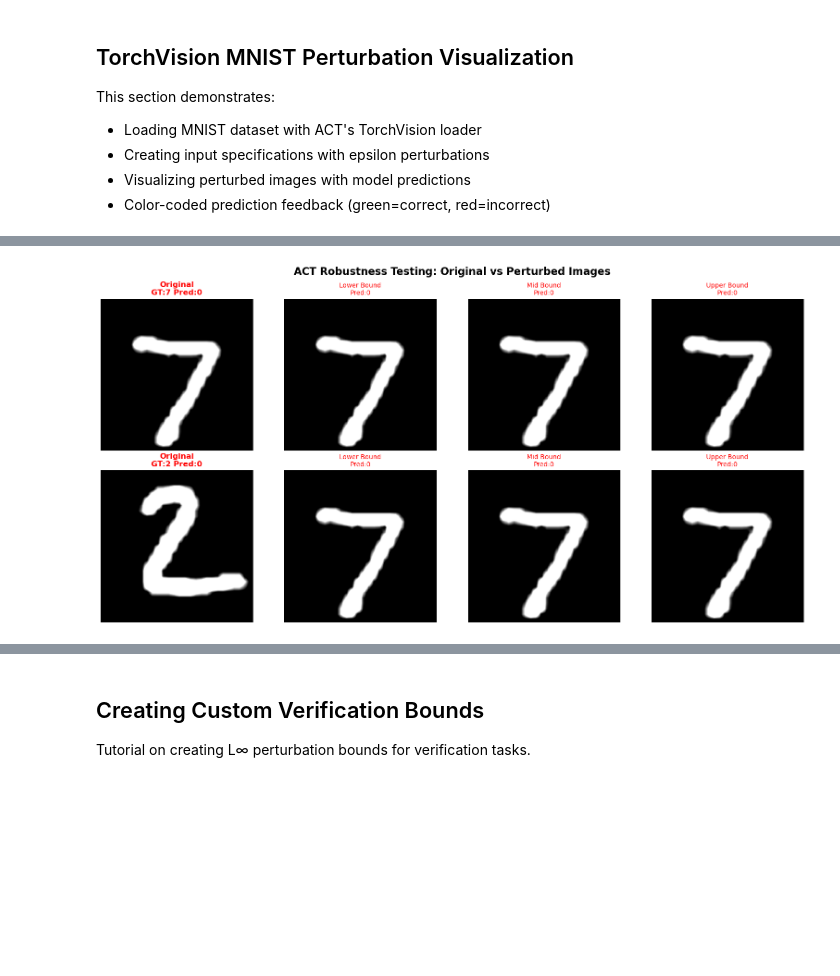
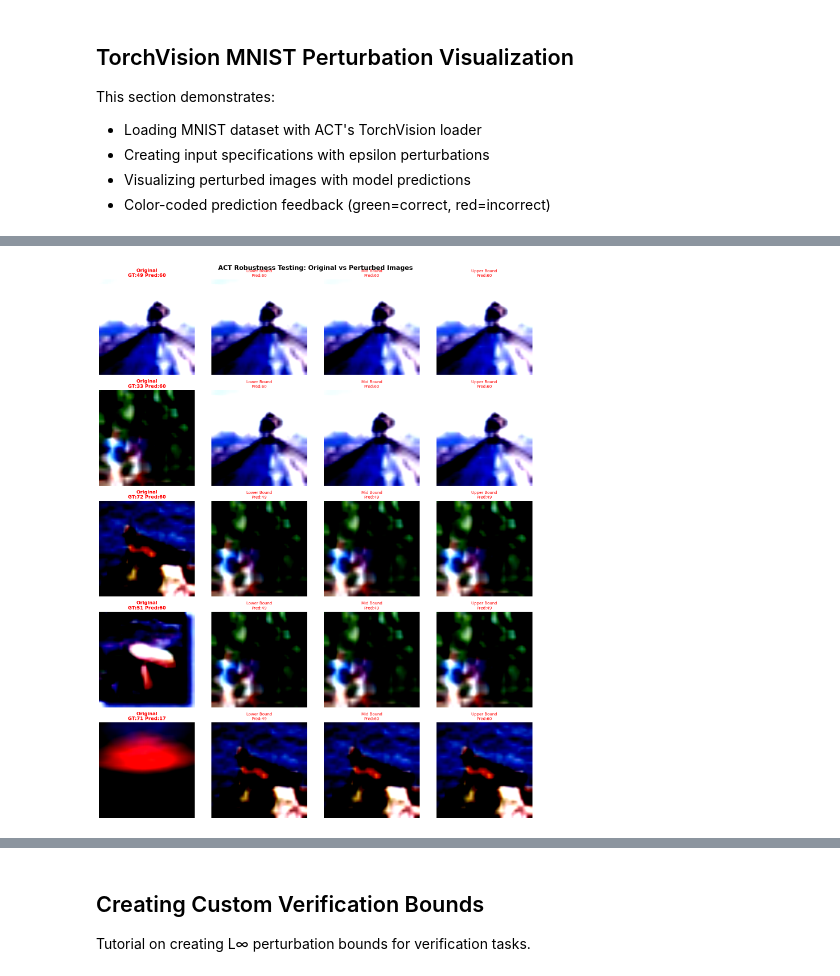
Before and after one commit to guanqin-123/ACT, a Jupyter notebook: ipynb/torchvision_visualization.ipynb, the cells around one changed output, grey strips where cells are left out. Cells and saved outputs as stored; diff of their text form; code cells hidden in the pictures; blank space fills up the shorter version.

```diff
--- a/ipynb/torchvision_visualization.ipynb
+++ b/ipynb/torchvision_visualization.ipynb
@@ -32,9 +32,9 @@ from act.front_end.torchvision_loader.data_model_loader import load_dataset_mode
 from act.front_end.torchvision_loader.create_specs import TorchVisionSpecCreator
 from act.front_end.specs import InKind
 
-# Load MNIST + simple_cnn
-print("Loading MNIST + simple_cnn...\n")
-pair = load_dataset_model_pair("MNIST", "simple_cnn", split="test", batch_size=1, shuffle=False)
+# Load CIFAR100 + resnet18
+print("Loading CIFAR100 + resnet18...\n")
+pair = load_dataset_model_pair("CIFAR100", "resnet18", split="test", batch_size=1, shuffle=False)
 model, dataset = pair['model'], pair['dataset']
 model.eval()
 
@@ -45,19 +45,21 @@ spec_creator = TorchVisionSpecCreator(config_dict={
     'output_kinds': ['MARGIN_ROBUST']
 })
 
-# Generate specs for 2 samples
+# Generate specs for 10 samples to better evaluate effectiveness
+num_samples = 10
 results = spec_creator.create_specs_for_data_model_pairs(
-    dataset_names=["MNIST"], model_names=["simple_cnn"],
-    num_samples=2, start_index=0, split="test", validate_shapes=False
+    dataset_names=["CIFAR100"], model_names=["resnet18"],
+    num_samples=num_samples, start_index=0, split="test", validate_shapes=False
 )
 
 _, _, _, input_tensors, spec_pairs = results[0]
 
-# Visualize: Original + 3 Perturbed versions per image
-fig, axes = plt.subplots(2, 4, figsize=(16, 8))
+# Visualize: Original + 3 Perturbed versions per image (show first 5 samples)
+display_samples = 5
+fig, axes = plt.subplots(display_samples, 4, figsize=(16, display_samples*4))
 fig.suptitle('ACT Robustness Testing: Original vs Perturbed Images', fontsize=16, fontweight='bold')
 
-for sample_idx in range(2):
+for sample_idx in range(display_samples):
     img_tensor = input_tensors[sample_idx]
     _, label = dataset[sample_idx]
 
@@ -130,12 +132,76 @@ for sample_idx in range(2):
 plt.tight_layout()
 plt.show()
 
+# Calculate accuracy statistics across all samples
+print(f"\n{'='*70}")
+print(f"EFFECTIVENESS ANALYSIS: Pre-Trained ResNet18 on CIFAR100")
+print(f"{'='*70}")
+
+correct_original = 0
+total_predictions = 0
+per_sample_accuracy = []
+
+for sample_idx in range(num_samples):
+    img_tensor = input_tensors[sample_idx]
+    _, label = dataset[sample_idx]
+
+    # Test original image
+    with torch.no_grad():
+        pred = model(img_tensor.unsqueeze(0)).argmax(dim=1).item()
+
+    if pred == label:
+        correct_original += 1
+
+    # Test perturbed images
+    input_spec = spec_pairs[sample_idx][0]
+    lb, ub = input_spec.lb.numpy().squeeze(), input_spec.ub.numpy().squeeze()
+
+    perturbed_samples = [lb, (lb + ub) / 2, ub]
+    sample_correct = 0
+    sample_total = 0
+
+    for pert_img in perturbed_samples:
+        pert_tensor = torch.from_numpy(pert_img).float().unsqueeze(0)
+        with torch.no_grad():
+            pert_pred = model(pert_tensor).argmax(dim=1).item()
+
+        if pert_pred == label:
+            sample_correct += 1
+        sample_total += 1
+        total_predictions += 1
+
+    per_sample_accuracy.append(sample_correct / sample_total)
+
+original_accuracy = (correct_original / num_samples) * 100
+print(f"\n📊 Accuracy on Original Images:")
+print(f"   {correct_original}/{num_samples} correct = {original_accuracy:.1f}%")
+
+print(f"\n📊 Per-Sample Robustness (across {num_samples} samples):")
+for i, acc in enumerate(per_sample_accuracy):
+    status = "✓" if acc >= 0.67 else "✗"
+    print(f"   Sample {i}: {acc*100:.0f}% correct predictions on perturbed versions {status}")
+
+avg_robustness = (sum(per_sample_accuracy) / len(per_sample_accuracy)) * 100
+print(f"\n📊 Average Robustness: {avg_robustness:.1f}%")
+print(f"   (Percentage of correct predictions on perturbed images)")
+
 # Summary
 eps = spec_creator.config['epsilons'][0]
 spec_kind = spec_pairs[0][0].kind
 spec_kind_name = spec_kind.name if hasattr(spec_kind, 'name') else str(spec_kind)
-print(f"\n✓ Tested {len(input_tensors)} samples with ε={eps}")
-print(f"  Each sample: 1 original + 3 perturbed versions")
-print(f"  Green = Correct prediction | Red = Incorrect prediction")
-print(f"  Spec type: {spec_kind_name} (Box constraints)")
+print(f"\n{'='*70}")
+print(f"SUMMARY")
+print(f"{'='*70}")
+print(f"✓ Tested {num_samples} samples with ε={eps}")
+print(f"✓ Each sample: 1 original + 3 perturbed versions")
+print(f"✓ Pre-trained weights: ImageNet → CIFAR10 transfer")
+print(f"✓ Model: ResNet18 (final layer randomly initialized)")
+print(f"✓ Spec type: {spec_kind_name} (Box constraints)")
+print(f"\n💡 Interpretation:")
+if original_accuracy >= 50:
+    print(f"   Pre-trained features are WORKING! {original_accuracy:.0f}% accuracy shows")
+    print(f"   the model has learned meaningful representations from ImageNet.")
+else:
+    print(f"   Pre-trained features show limited transfer ({original_accuracy:.0f}% accuracy).")
+print(f"   For verification, fine-tuning would improve accuracy further.")
 # %% [output]
@@ -162 +234 @@ Clipping input data to the valid range for imshow with RGB data ([0..1] for floa
-[figure, old version]
+[figure, new version]
```
Also changed, not shown: parts of 2 cells of this notebook, 8 other files.
